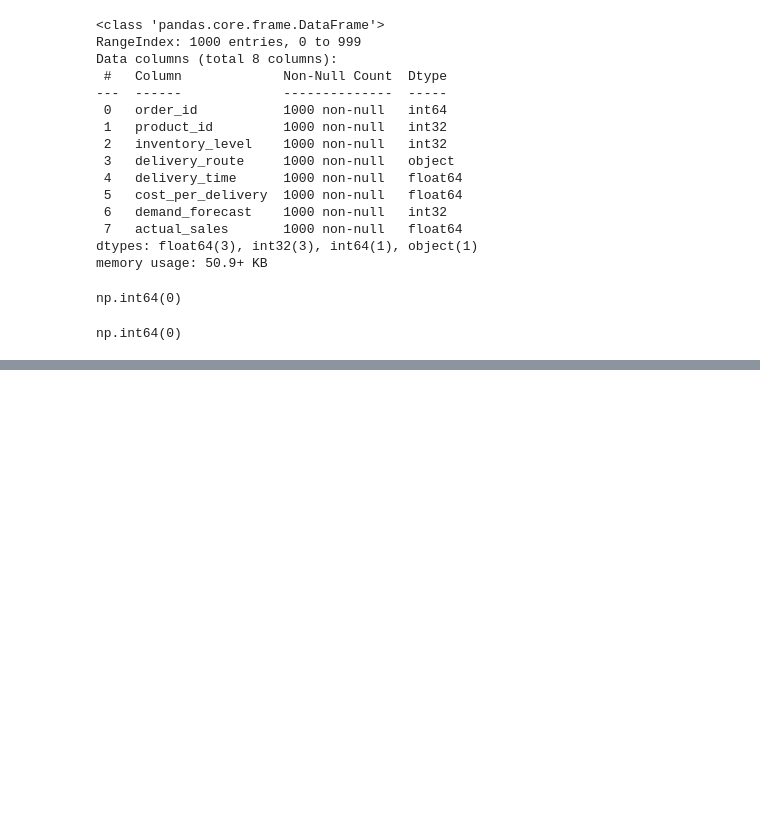
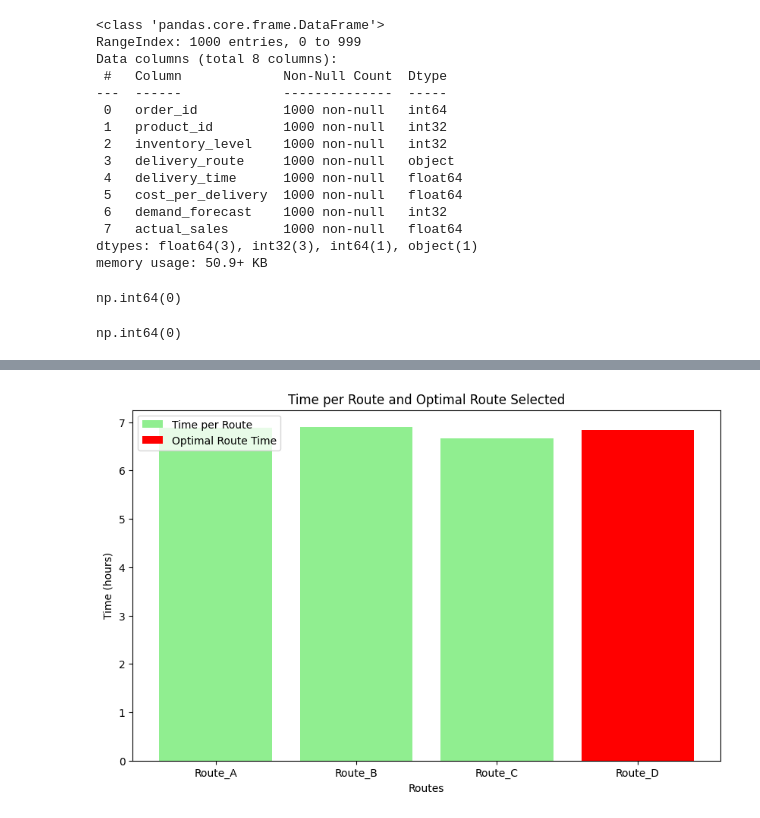
Before and after one commit to JumaOchi/DATA-ANALYSIS, a Jupyter notebook: SUPPLYCHAIN/analysis.ipynb, the cells around one changed output, grey strips where cells are left out. Drawn from its saved outputs; the diff is of its cells as text; code cells hidden in the pictures; blank space fills up the shorter version.

```diff
--- a/SUPPLYCHAIN/analysis.ipynb
+++ b/SUPPLYCHAIN/analysis.ipynb
@@ -115,0 +174,17 @@ plt.show()
+# %%
+# Data for time
+time_per_route = np.array([6.89229603, 6.9047451, 6.66124033, 6.82991605])
+
+# Bar plot of times
+plt.figure(figsize=(10,6))
+plt.bar(routes, time_per_route, color='lightgreen', label='Time per Route')
+plt.bar(routes, optimal_route * time_per_route, color='red', label='Optimal Route Time')
+
+# Add labels and title
+plt.xlabel('Routes')
+plt.ylabel('Time (hours)')
+plt.title('Time per Route and Optimal Route Selected')
+plt.legend()
+plt.show()
+# %% [output]
+[figure, added]
```
Also changed, not shown: parts of 7 cells of this notebook, 8 other files.
